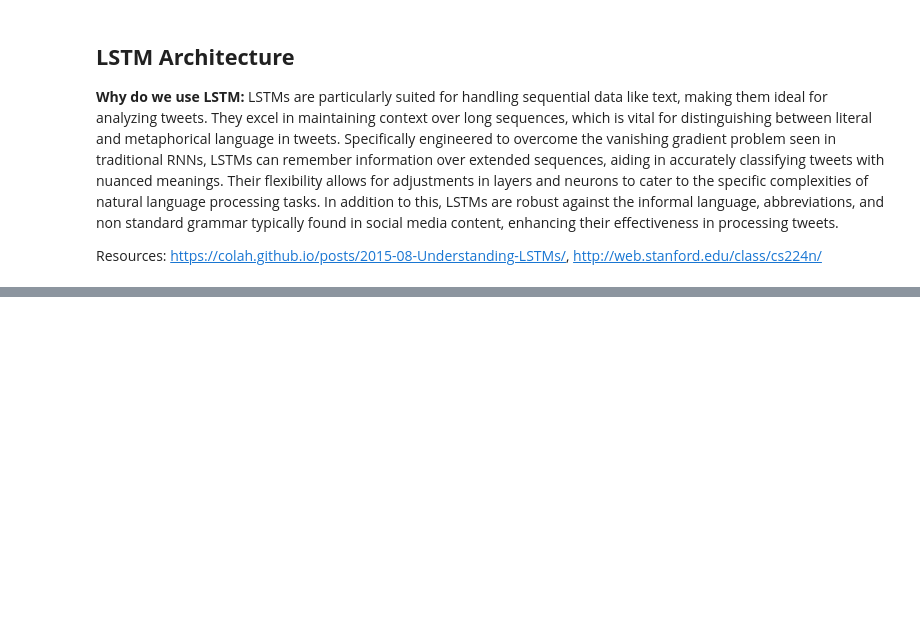
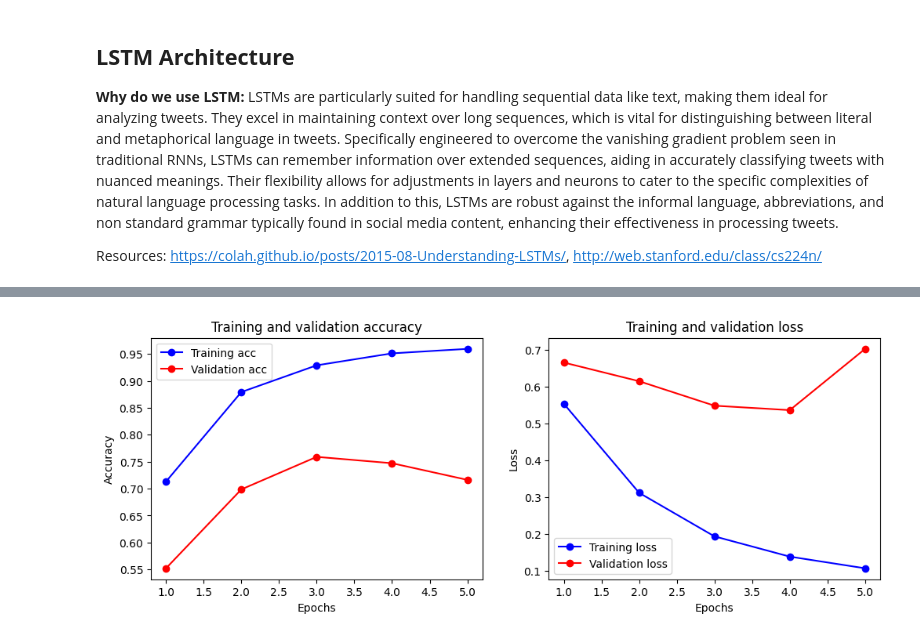
Before and after one commit to juanmarino15/DisasterTweetClassification, a Jupyter notebook: disasterTweetClassification.ipynb, the cells around one changed output, grey strips where cells are left out. Cells and saved outputs as stored; diff of their text form; code cells hidden in the pictures; blank space fills up the shorter version.

Commit message:
added the models

```diff
--- a/disasterTweetClassification.ipynb
+++ b/disasterTweetClassification.ipynb
@@ -336,10 +406,5 @@ Epoch 5/5
 # %%
-tfidf_matrix_dense = tfidf_matrix.todense()
-from sklearn.model_selection import train_test_split
-
-from tensorflow.keras.models import Sequential
-from tensorflow.keras.layers import Embedding, Bidirectional, LSTM, Dense, Dropout, BatchNormalization
-embedding_dim = 100  # or any other size you want for the word embeddings
+embedding_dim = 100
 
 model2 = Sequential()
 model2.add(Embedding(input_dim=vocabulary_size, output_dim=embedding_dim, input_length=max_length))
@@ -353,6 +418,13 @@ model2.add(Dense(1, activation='sigmoid'))
 
 model2.compile(optimizer='adam', loss='binary_crossentropy', metrics=['accuracy'])
 
-model2.fit(train_padded, train_labels, epochs=5, batch_size=64, validation_split=0.2)
+history2 = model2.fit(train_padded, train_labels, epochs=5, batch_size=64, validation_split=0.2)
+
+# Display the accuracy
+final_accuracy2 = history2.history['accuracy'][-1]
+print("Final Training Accuracy: {:.2f}%".format(final_accuracy2 * 100))
+
+final_val_accuracy2 = history2.history['val_accuracy'][-1]
+print("Final Validation Accuracy: {:.2f}%".format(final_val_accuracy2 * 100))
 # %% [output]
 Epoch 1/5
@@ -368,0 +442,31 @@ Epoch 5/5
+# %%
+# Extract accuracy and loss values for training and validation
+acc = history2.history['accuracy']
+val_acc = history2.history['val_accuracy']
+loss = history2.history['loss']
+val_loss = history2.history['val_loss']
+
+epochs = range(1, len(acc) + 1)
+
+# Plot training and validation accuracy
+plt.figure(figsize=(12, 4))
+plt.subplot(1, 2, 1)
+plt.plot(epochs, acc, 'bo-', label='Training acc')
+plt.plot(epochs, val_acc, 'ro-', label='Validation acc')
+plt.title('Training and validation accuracy')
+plt.xlabel('Epochs')
+plt.ylabel('Accuracy')
+plt.legend()
+
+# Plot training and validation loss
+plt.subplot(1, 2, 2)
+plt.plot(epochs, loss, 'bo-', label='Training loss')
+plt.plot(epochs, val_loss, 'ro-', label='Validation loss')
+plt.title('Training and validation loss')
+plt.xlabel('Epochs')
+plt.ylabel('Loss')
+plt.legend()
+
+plt.show()
+# %% [output]
+[figure, added]
```
Also changed, not shown: parts of 23 cells of this notebook.
